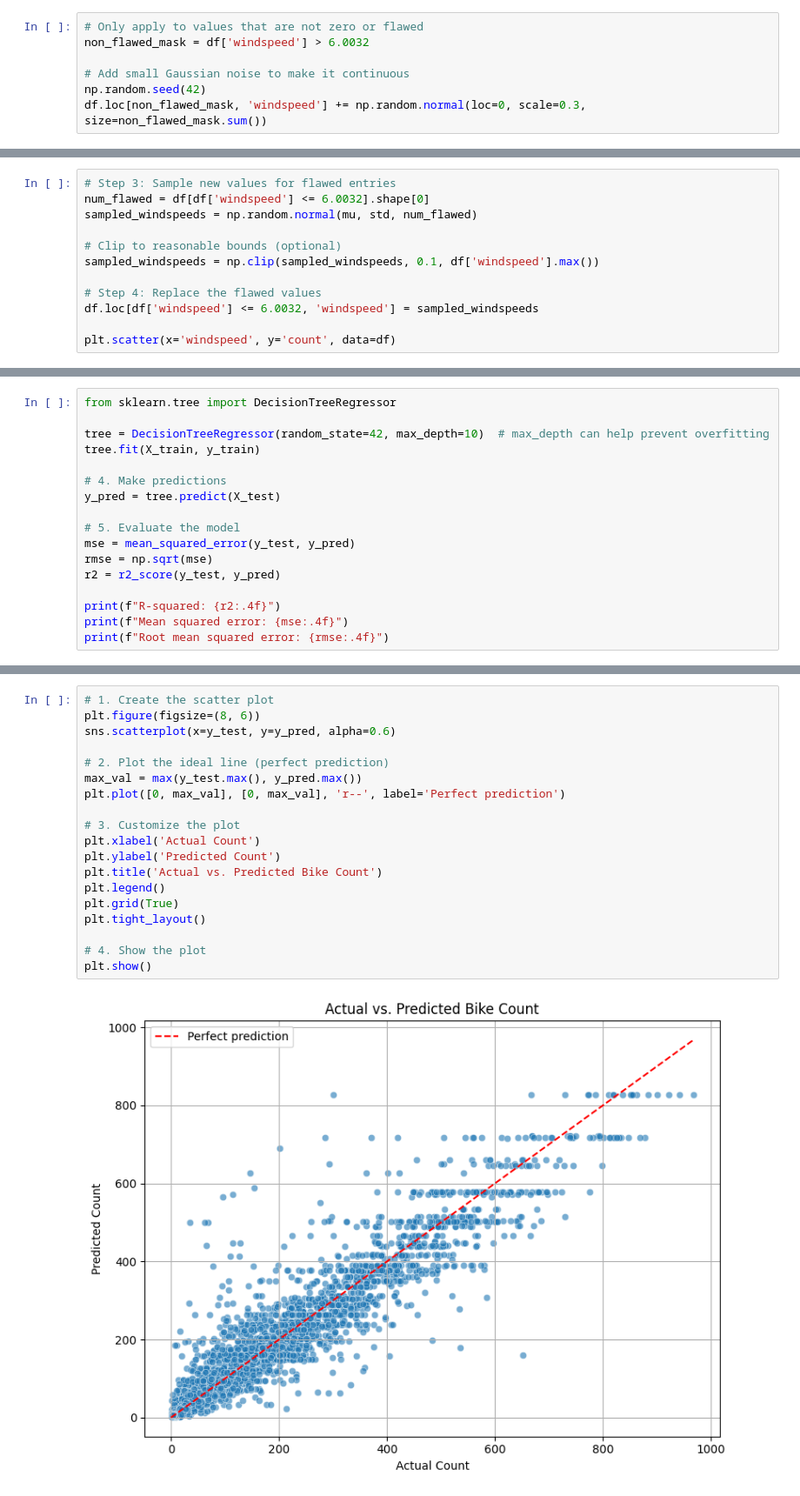
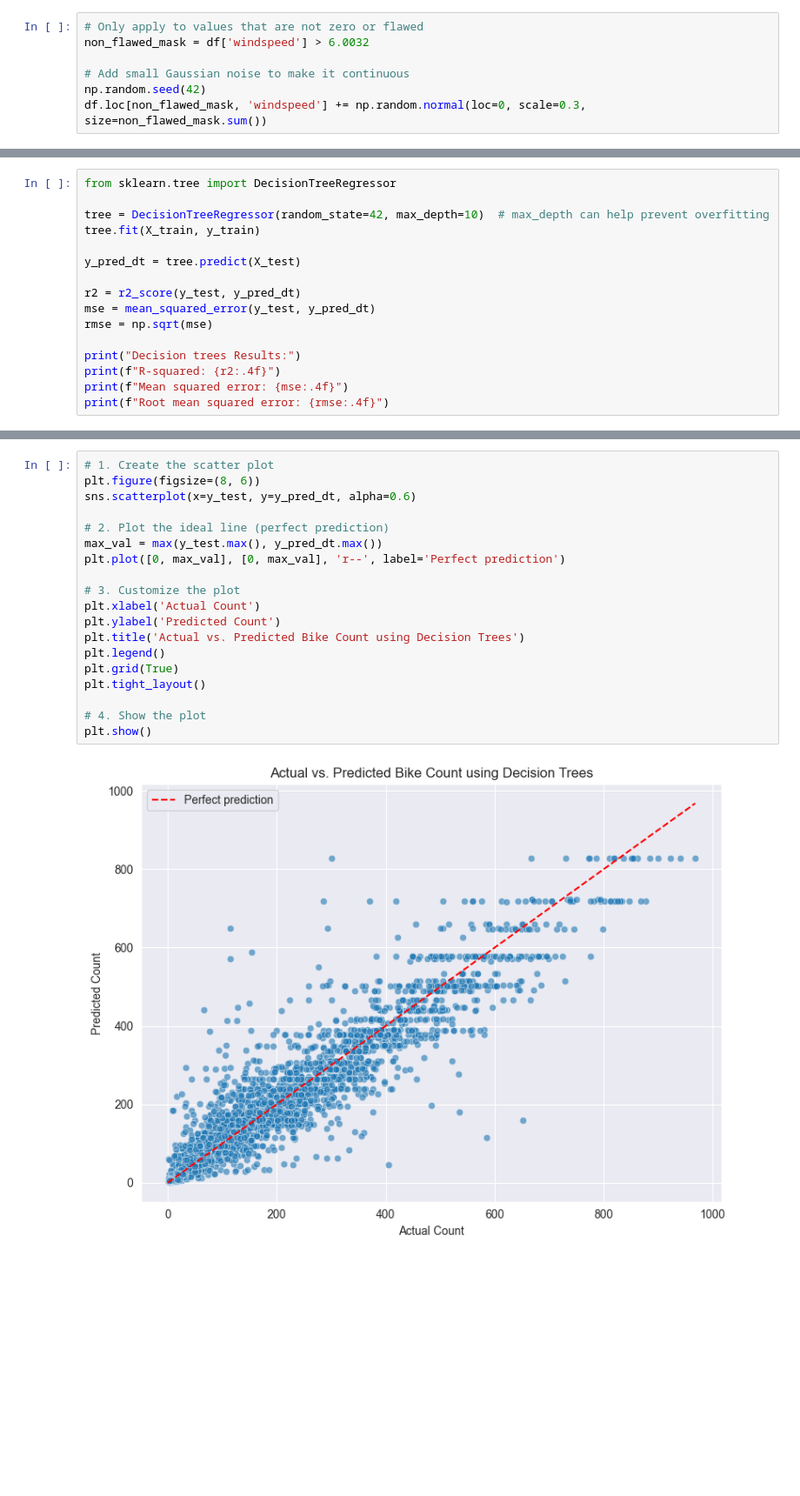
Before and after one commit to Guccimane44/bike-sharing, a Jupyter notebook: bike-sharing.ipynb, the cells around one changed output, grey strips where cells are left out. Shown at 87% size. Saved outputs shown, nothing was run; the diff lists cells and outputs as text; blank space fills up the shorter version.

```diff
--- a/bike-sharing.ipynb
+++ b/bike-sharing.ipynb
@@ -309,12 +281,0 @@ plt.show()
-# %%
-# Step 3: Sample new values for flawed entries
-num_flawed = df[df['windspeed'] <= 6.0032].shape[0]
-sampled_windspeeds = np.random.normal(mu, std, num_flawed)
-
-# Clip to reasonable bounds (optional)
-sampled_windspeeds = np.clip(sampled_windspeeds, 0.1, df['windspeed'].max())
-
-# Step 4: Replace the flawed values
-df.loc[df['windspeed'] <= 6.0032, 'windspeed'] = sampled_windspeeds
-
-plt.scatter(x='windspeed', y='count', data=df)
@@ -384,14 +342,13 @@ from sklearn.tree import DecisionTreeRegressor
 tree = DecisionTreeRegressor(random_state=42, max_depth=10)  # max_depth can help prevent overfitting
 tree.fit(X_train, y_train)
 
-# 4. Make predictions
-y_pred = tree.predict(X_test)
+y_pred_dt = tree.predict(X_test)
 
-# 5. Evaluate the model
-mse = mean_squared_error(y_test, y_pred)
+r2 = r2_score(y_test, y_pred_dt)
+mse = mean_squared_error(y_test, y_pred_dt)
 rmse = np.sqrt(mse)
-r2 = r2_score(y_test, y_pred)
 
+print("Decision trees Results:")
 print(f"R-squared: {r2:.4f}")
 print(f"Mean squared error: {mse:.4f}")
 print(f"Root mean squared error: {rmse:.4f}")
@@ -402,24 +360,24 @@ Root mean squared error: 62.8035
 # %%
 # 1. Create the scatter plot
 plt.figure(figsize=(8, 6))
-sns.scatterplot(x=y_test, y=y_pred, alpha=0.6)
+sns.scatterplot(x=y_test, y=y_pred_dt, alpha=0.6)
 
 # 2. Plot the ideal line (perfect prediction)
-max_val = max(y_test.max(), y_pred.max())
+max_val = max(y_test.max(), y_pred_dt.max())
 plt.plot([0, max_val], [0, max_val], 'r--', label='Perfect prediction')
 
 # 3. Customize the plot
 plt.xlabel('Actual Count')
 plt.ylabel('Predicted Count')
-plt.title('Actual vs. Predicted Bike Count')
+plt.title('Actual vs. Predicted Bike Count using Decision Trees')
 plt.legend()
 plt.grid(True)
 plt.tight_layout()
 
 # 4. Show the plot
 plt.show()
 # %% [output]
-[figure, old version]
+[figure, new version]
 # %%
 from sklearn.ensemble import RandomForestRegressor
 
```
Also changed, not shown: parts of 37 cells of this notebook.
